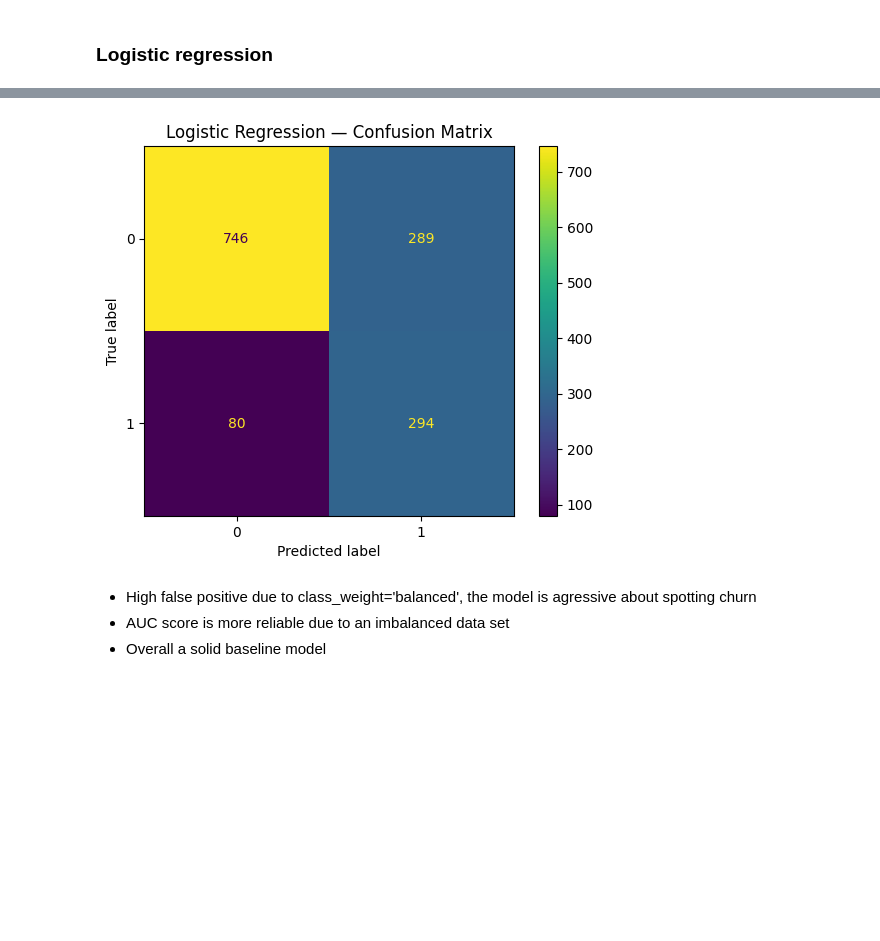
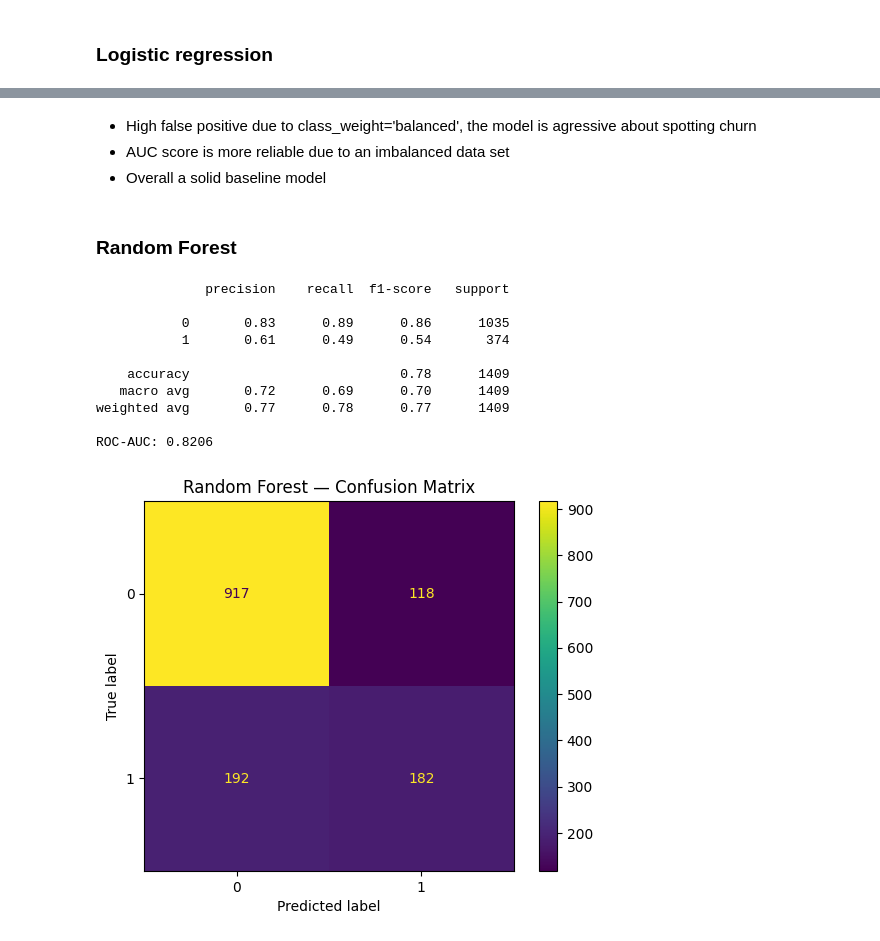
Before and after one commit to Syed-AbdulMoeed/churn-prediction-pipeline, a Jupyter notebook: notebooks/03_modelling.ipynb, the cells around one changed output, grey strips where cells are left out. Saved outputs shown, nothing was run; the diff lists cells and outputs as text; code cells hidden in the pictures; blank space fills up the shorter version.

Commit message:
Implemented Random Forest

```diff
--- a/notebooks/03_modelling.ipynb
+++ b/notebooks/03_modelling.ipynb
@@ -36,11 +43,40 @@ ROC-AUC: 0.8419
-# %%
-# Confusion matrix
-ConfusionMatrixDisplay.from_predictions(y_test, y_pred_lr)
-plt.title('Logistic Regression — Confusion Matrix')
-plt.show()
-# %% [output]
-[figure, removed]
 # %% [markdown]
 - High false positive due to class_weight='balanced', the model is agressive about spotting churn
 - AUC score is more reliable due to an imbalanced data set
 - Overall a solid baseline model
+# %% [markdown]
+### Random Forest
+# %%
+# Train
+rf = RandomForestClassifier(
+    n_estimators=100,
+    class_weight='balanced',
+    random_state=42,
+    n_jobs=-1        # uses all CPU cores to train faster
+)
+rf.fit(X_train, y_train)
+
+# Predict
+y_pred_rf = rf.predict(X_test)
+y_prob_rf = rf.predict_proba(X_test)[:, 1]
+
+# Metrics
+print(classification_report(y_test, y_pred_rf))
+print(f"ROC-AUC: {roc_auc_score(y_test, y_prob_rf):.4f}")
+
+# Confusion matrix
+ConfusionMatrixDisplay.from_predictions(y_test, y_pred_rf)
+plt.title('Random Forest — Confusion Matrix')
+plt.show()
+# %% [output]
+              precision    recall  f1-score   support
+
+           0       0.83      0.89      0.86      1035
+           1       0.61      0.49      0.54       374
+
+    accuracy                           0.78      1409
+   macro avg       0.72      0.69      0.70      1409
+weighted avg       0.77      0.78      0.77      1409
+
+ROC-AUC: 0.8206
+[figure, added]
```
Also changed, not shown: parts of 4 cells of this notebook.
